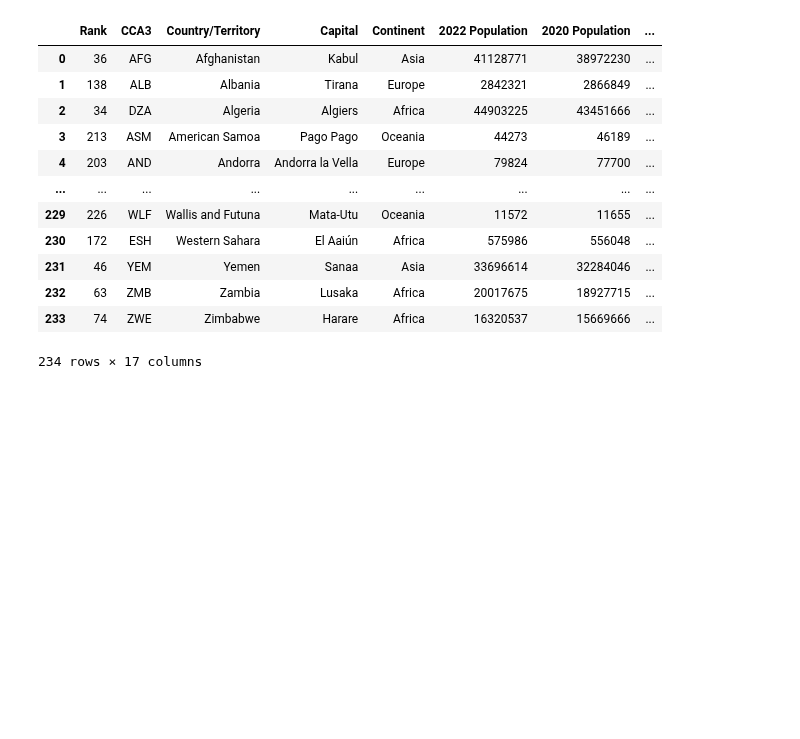
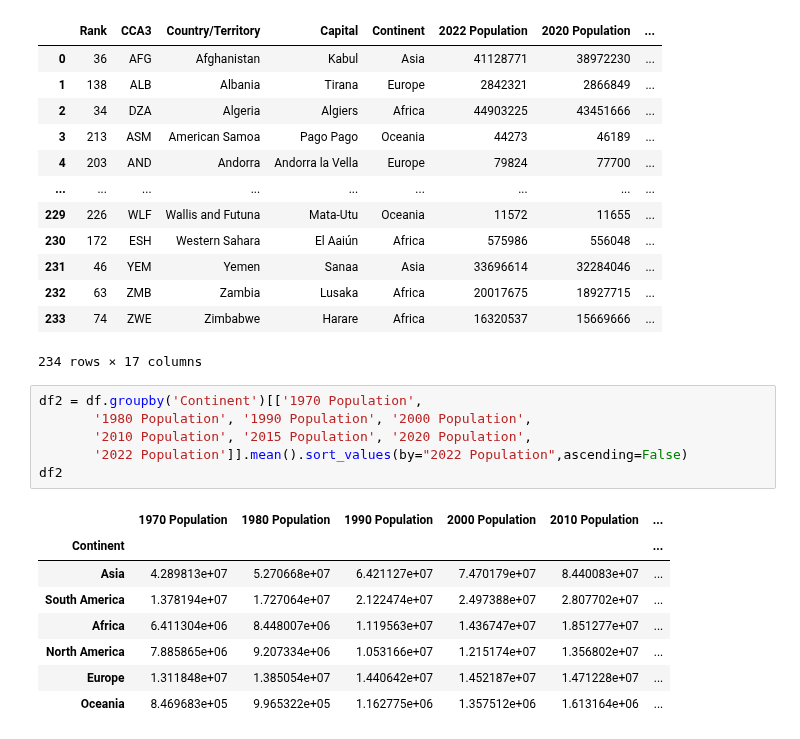
Before and after one commit to bilalsaeed18/Pandas---A-python-Library-, a Jupyter notebook: EDA in Pandas.ipynb, the cells around one changed output. Cells and saved outputs as stored; diff of their text form; blank space fills up the shorter version.

```diff
--- a/EDA in Pandas.ipynb
+++ b/EDA in Pandas.ipynb
@@ -225,3 +225,18 @@ df
 | 232 | 63 | ZMB | Zambia | Lusaka | Africa | 20017675 | 18927715 | ... |
 | 233 | 74 | ZWE | Zimbabwe | Harare | Africa | 16320537 | 15669666 | ... |
 234 rows × 17 columns
+# %%
+df2 = df.groupby('Continent')[['1970 Population',
+       '1980 Population', '1990 Population', '2000 Population',
+       '2010 Population', '2015 Population', '2020 Population',
+       '2022 Population']].mean().sort_values(by="2022 Population",ascending=False)
+df2
+# %% [output]
+|  | 1970 Population | 1980 Population | 1990 Population | 2000 Population | 2010 Population | ... |
+| Continent |  |  |  |  |  | ... |
+| Asia | 4.289813e+07 | 5.270668e+07 | 6.421127e+07 | 7.470179e+07 | 8.440083e+07 | ... |
+| South America | 1.378194e+07 | 1.727064e+07 | 2.122474e+07 | 2.497388e+07 | 2.807702e+07 | ... |
+| Africa | 6.411304e+06 | 8.448007e+06 | 1.119563e+07 | 1.436747e+07 | 1.851277e+07 | ... |
+| North America | 7.885865e+06 | 9.207334e+06 | 1.053166e+07 | 1.215174e+07 | 1.356802e+07 | ... |
+| Europe | 1.311848e+07 | 1.385054e+07 | 1.440642e+07 | 1.452187e+07 | 1.471228e+07 | ... |
+| Oceania | 8.469683e+05 | 9.965322e+05 | 1.162775e+06 | 1.357512e+06 | 1.613164e+06 | ... |
```
Also changed, not shown: parts of 1 cell of this notebook.
